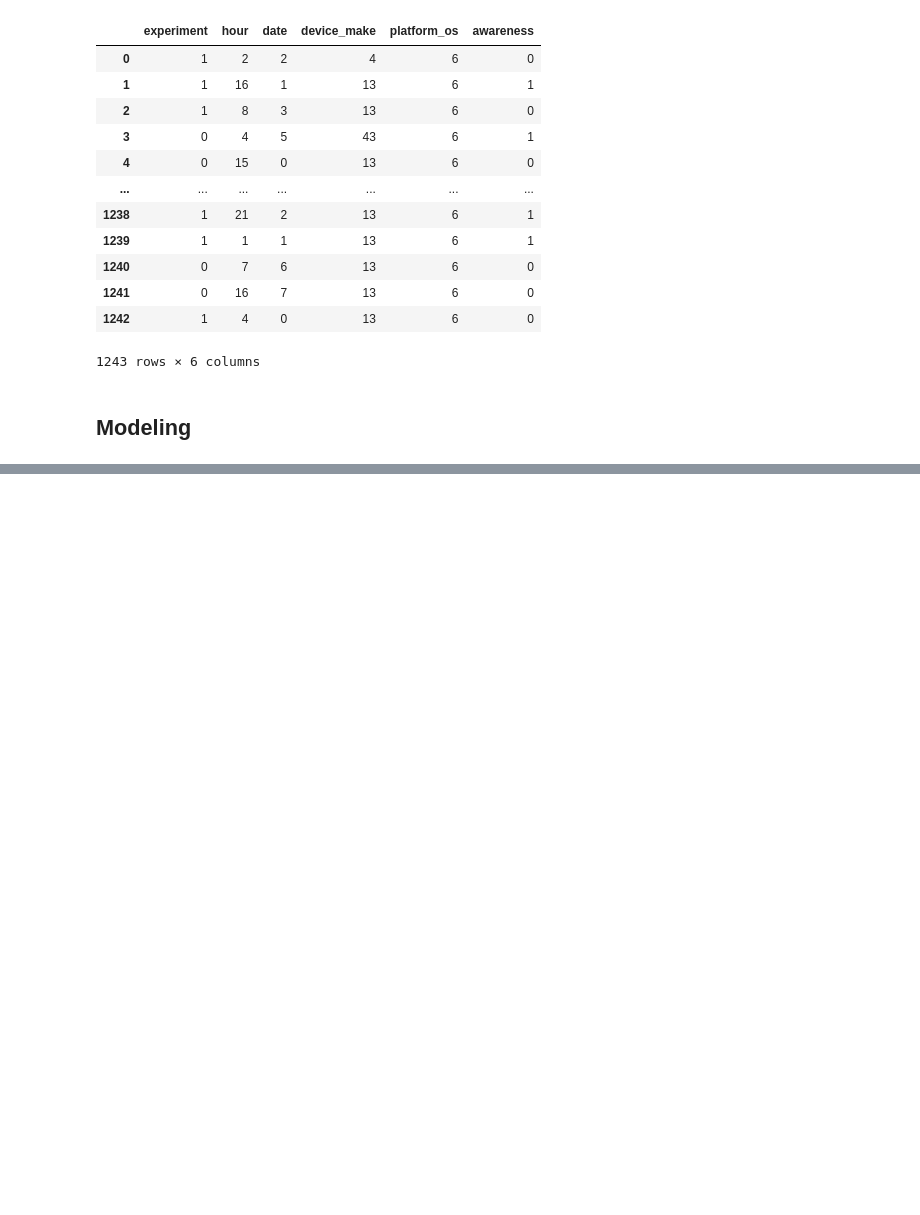
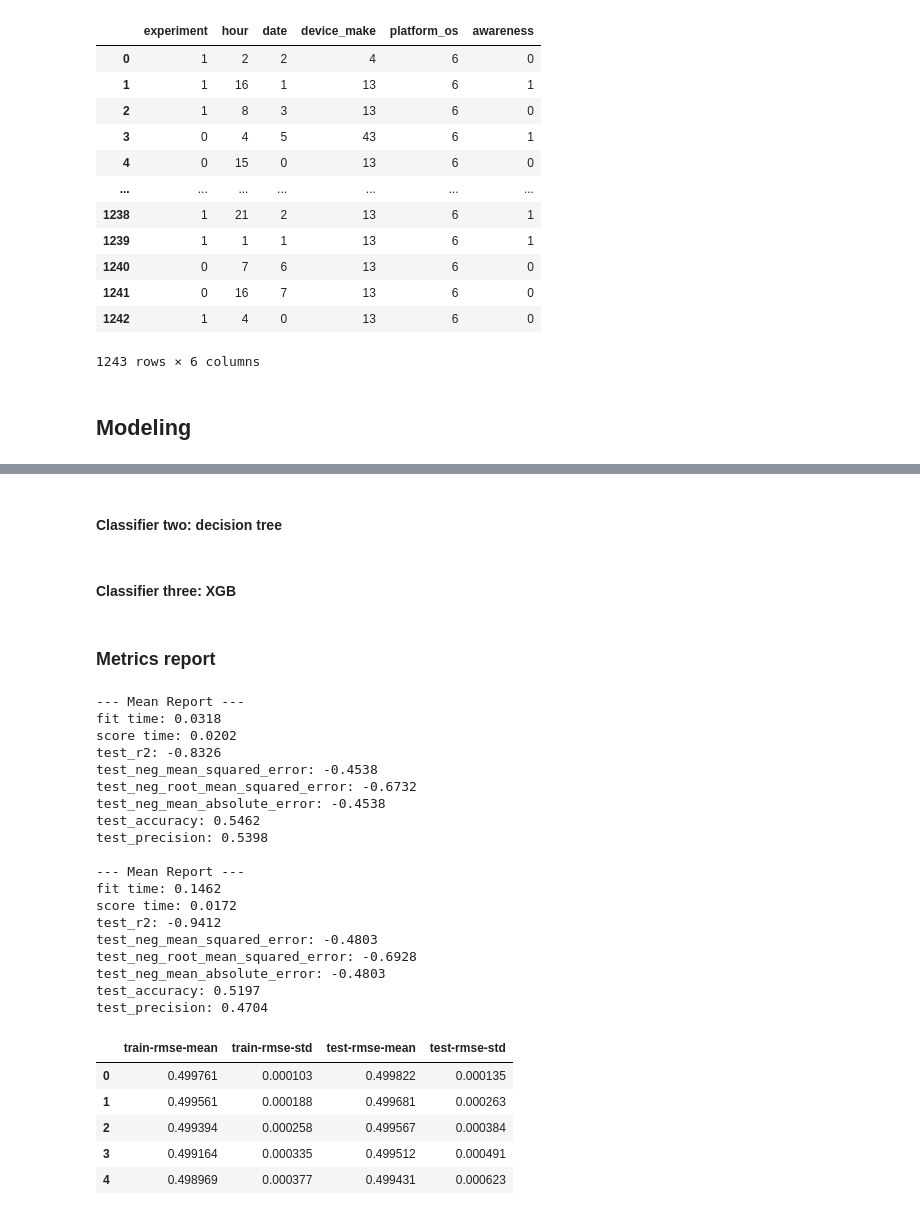
Before and after one commit to 10X-groups/AB-testing, a Jupyter notebook: notebooks/ml_abtest_f.ipynb, the cells around one changed output, grey strips where cells are left out. Drawn from its saved outputs; the diff is of its cells as text; code cells hidden in the pictures; blank space fills up the shorter version.

```diff
--- a/notebooks/ml_abtest_f.ipynb
+++ b/notebooks/ml_abtest_f.ipynb
@@ -225,0 +343,22 @@ mlflow.end_run()
+# %% [markdown]
+#### Classifier two: decision tree
+# %%
+# decision tree parameters
+decision_tree_params = {'random_state' : '77'}
+
+# decision tree classifier pipeline
+decision_tree_pipeline = Pipeline([('scaler', preprocessing.StandardScaler()),
+                                ('decision_tree_classifier', DecisionTreeClassifier(random_state = 77))])
+
+# decision tree classifier cross validation
+decision_tree_results = cross_validate(decision_tree_pipeline, X, y, cv = cv, scoring = scoring,
+                                return_train_score = False, return_estimator = False)
+# save the model
+joblib.dump(decision_tree_pipeline._final_estimator, '../models/decision_tree_model.pkl')
+
+# logging parameters, models and metrics
+mlflow.log_param('decision tree parameters', decision_tree_params)
+mlflow.log_artifact("../models/decision_tree_model.pkl")
+# mlflow.log_metric('decision tree metrics', decision_tree_results)
+# %% [markdown]
+#### Classifier three: XGB
@@ -225,0 +386,33 @@ mlflow.end_run()
+# %% [markdown]
+### Metrics report
+# %%
+# Mean report for all three classifier
+mlHelper.print_result(log_reg_results, scoring, 'mean')
+mlHelper.print_result(decision_tree_results, scoring, 'mean')
+xgb_results.head()
+# %% [output]
+--- Mean Report ---
+fit time: 0.0318
+score time: 0.0202
+test_r2: -0.8326
+test_neg_mean_squared_error: -0.4538
+test_neg_root_mean_squared_error: -0.6732
+test_neg_mean_absolute_error: -0.4538
+test_accuracy: 0.5462
+test_precision: 0.5398
+
+--- Mean Report ---
+fit time: 0.1462
+score time: 0.0172
+test_r2: -0.9412
+test_neg_mean_squared_error: -0.4803
+test_neg_root_mean_squared_error: -0.6928
+test_neg_mean_absolute_error: -0.4803
+test_accuracy: 0.5197
+test_precision: 0.4704
+|  | train-rmse-mean | train-rmse-std | test-rmse-mean | test-rmse-std |
+| 0 | 0.499761 | 0.000103 | 0.499822 | 0.000135 |
+| 1 | 0.499561 | 0.000188 | 0.499681 | 0.000263 |
+| 2 | 0.499394 | 0.000258 | 0.499567 | 0.000384 |
+| 3 | 0.499164 | 0.000335 | 0.499512 | 0.000491 |
+| 4 | 0.498969 | 0.000377 | 0.499431 | 0.000623 |
```
Also changed, not shown: parts of 24 cells of this notebook.
